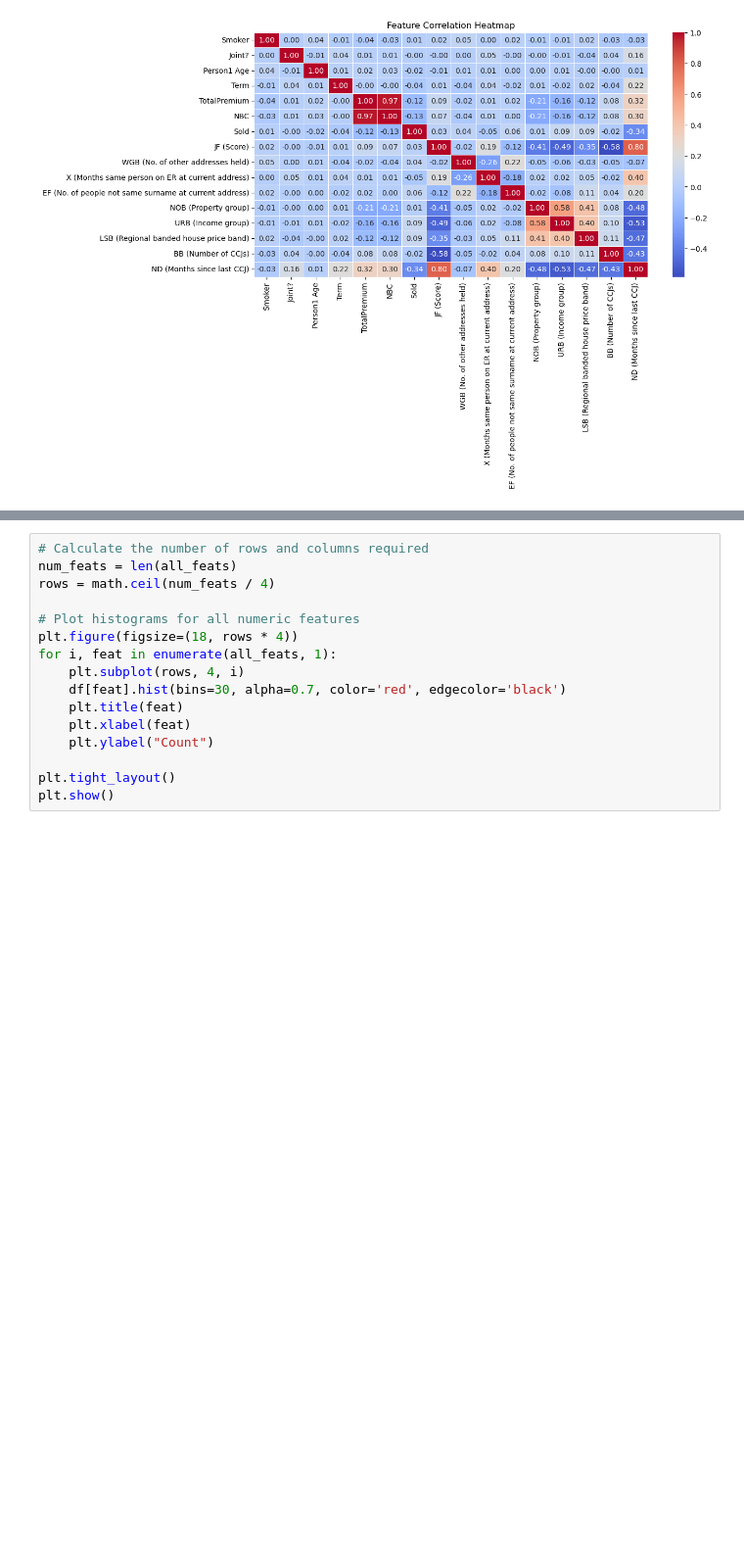
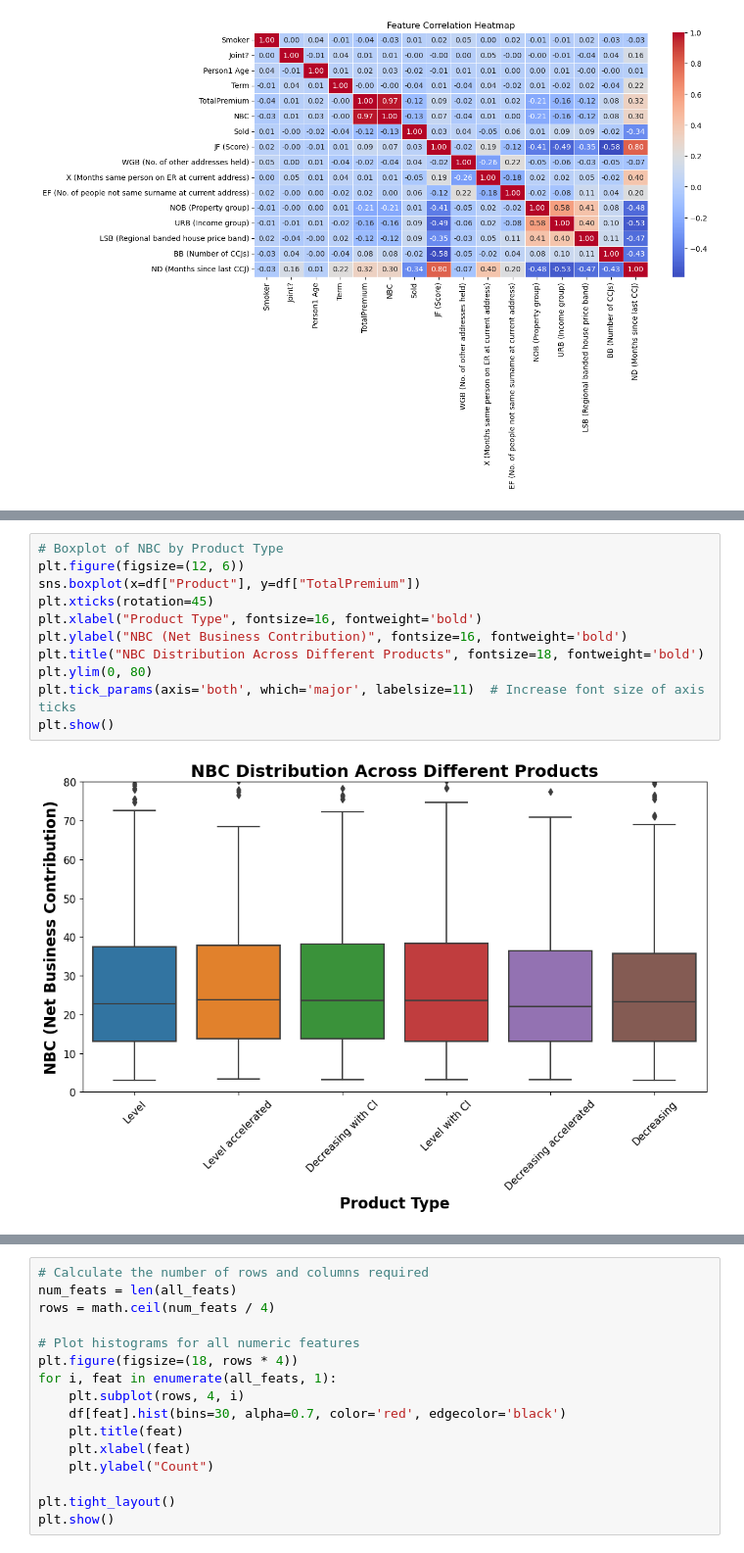
Before and after one commit to JB-GitHub0/Onefamily, a Jupyter notebook: 1. EDA.ipynb, the cells around one changed output, grey strips where cells are left out. Shown at 98% size. Saved outputs shown, nothing was run; the diff lists cells and outputs as text; blank space fills up the shorter version.

```diff
--- a/1. EDA.ipynb
+++ b/1. EDA.ipynb
@@ -249,0 +251,13 @@ plt.show()
+# %%
+# Boxplot of NBC by Product Type
+plt.figure(figsize=(12, 6))
+sns.boxplot(x=df["Product"], y=df["TotalPremium"])
+plt.xticks(rotation=45)
+plt.xlabel("Product Type", fontsize=16, fontweight='bold')
+plt.ylabel("NBC (Net Business Contribution)", fontsize=16, fontweight='bold')
+plt.title("NBC Distribution Across Different Products", fontsize=18, fontweight='bold')
+plt.ylim(0, 80)
+plt.tick_params(axis='both', which='major', labelsize=11)  # Increase font size of axis ticks
+plt.show()
+# %% [output]
+[figure, added]
```
Also changed, not shown: parts of 3 cells of this notebook.
